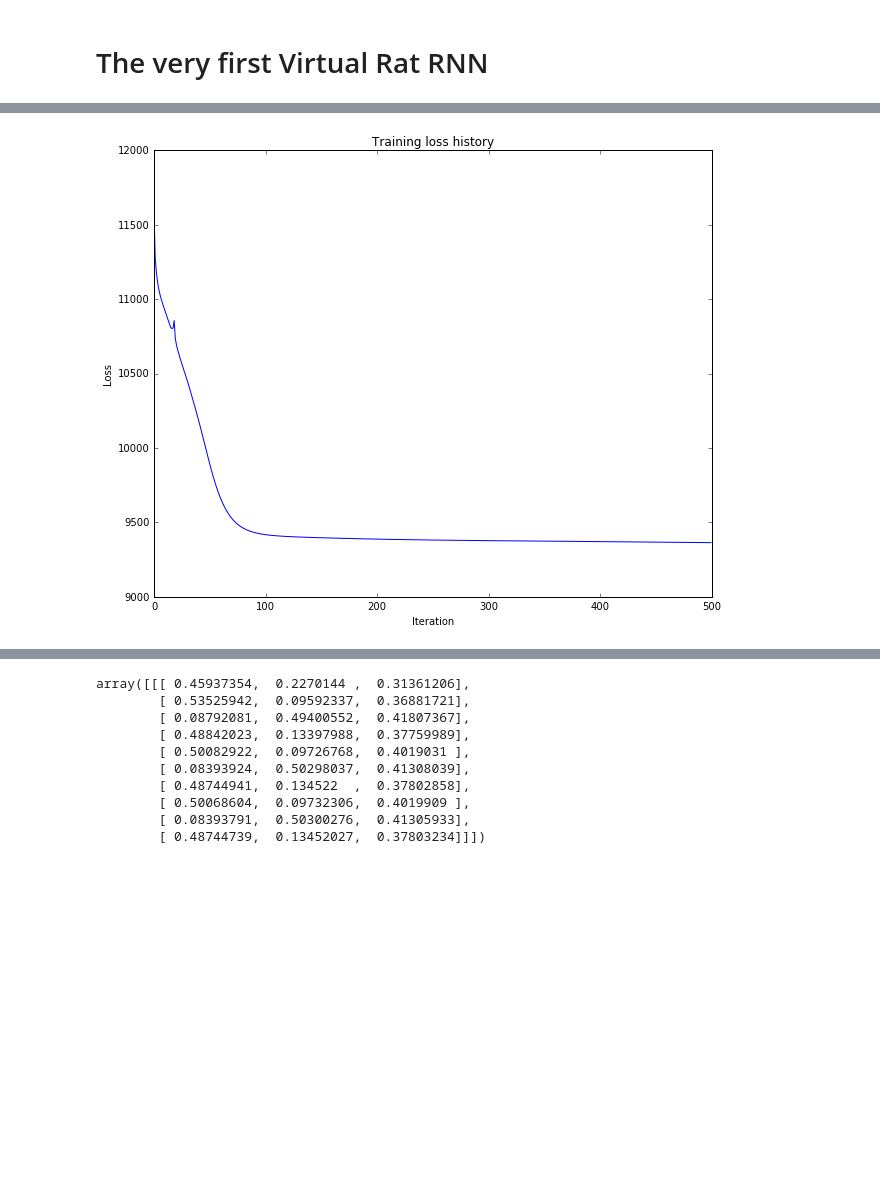
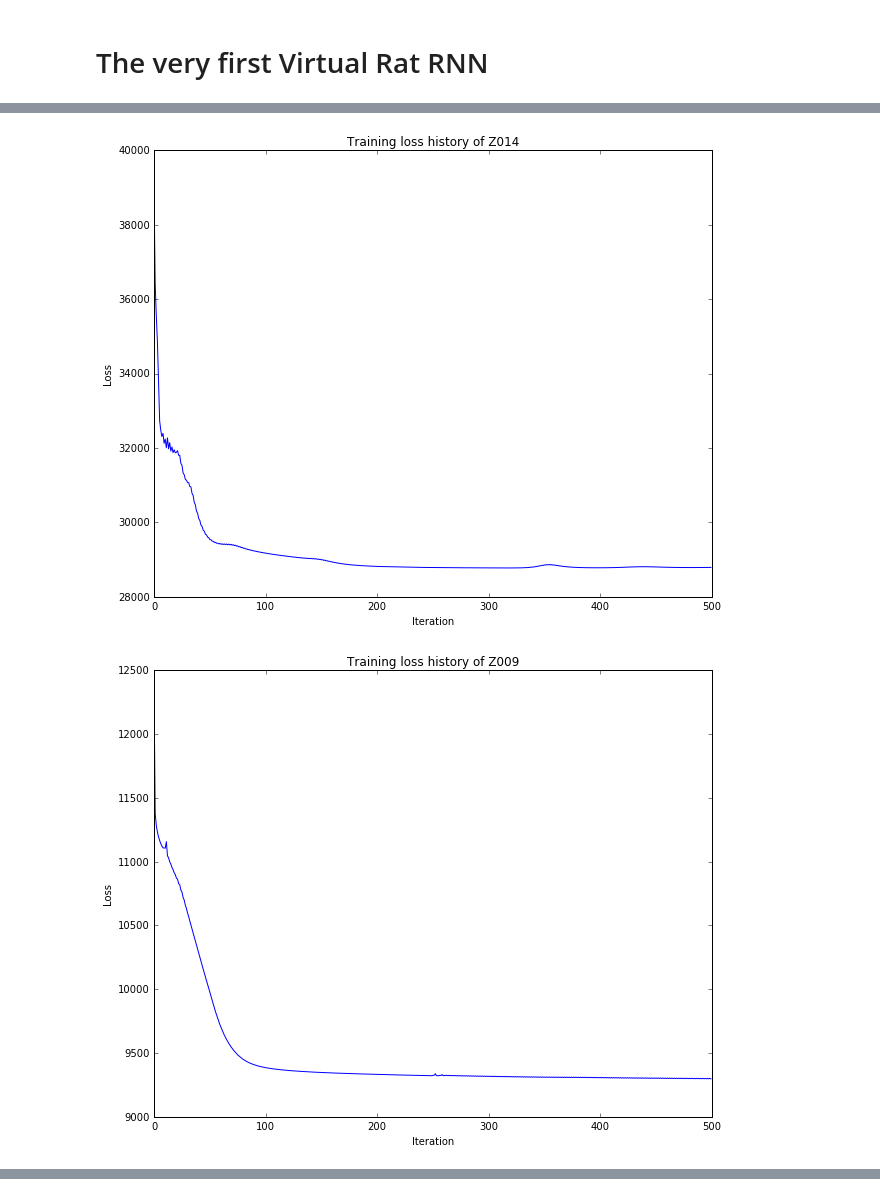
Before and after one commit to jacklxc/Virtual-Rat, a Jupyter notebook: FirstVirtualRat.ipynb, the cells around one changed output, grey strips where cells are left out. Cells and saved outputs as stored; diff of their text form; code cells hidden in the pictures; blank space fills up the shorter version.

Commit message:
Encapsulated functions to process data and train RNN for multiple rats at the same time

```diff
--- a/FirstVirtualRat.ipynb
+++ b/FirstVirtualRat.ipynb
@@ -63,11 +31,26 @@ print trainTrueY.shape
+# %%
+data = processData(allRatsData)
 # %%
-RNN = FirstRNN(hidden_dim = 5)
-solver = RNNsolver(RNN, trainX, trainY,optim_config={
-                 'learning_rate': 1e-4,
-               }, num_epochs = 500,
-                   verbose = True)
-solver.train()
-choice, probs = RNN.predict(valX)
-acc = np.mean(choice == valTrueY)
-print acc
+RNNs = {}
+solvers = {}
+choices = {}
+probabilities = {}
+accuracies = {}
+for ratname in data.keys():
+    print ratname
+    ratData = data[ratname]
+    RNN = FirstRNN(hidden_dim = 5)
+    RNNs[ratname] = RNN
+    solver = RNNsolver(RNN, ratData['trainX'], ratData['trainY'],optim_config={
+                     'learning_rate': 1e-4,
+                   }, num_epochs = 500,
+                       verbose = True)
+    solvers[ratname] = solver
+    solver.train()
+    choice, probs = RNN.predict(ratData['valX'])
+    probabilities[ratname] = probs
+    choices[ratname] = choice
+    acc = np.mean(choice == ratData['valTrueY'])
+    accuracies[ratname] = acc
+    print acc
 # %% [output]
@@ -91,9 +74,11 @@ print acc
 # %%
 # Plot the training losses
-plt.plot(solver.loss_history)
-plt.xlabel('Iteration')
-plt.ylabel('Loss')
-plt.title('Training loss history')
-plt.show()
+for ratname in solvers.keys():
+    plt.plot(solvers[ratname].loss_history)
+    plt.xlabel('Iteration')
+    plt.ylabel('Loss')
+    plt.title('Training loss history of '+ ratname)
+    plt.show()
 # %% [output]
-[figure, old version]
+[figure, new version]
+[figure, added]
@@ -100,13 +87,0 @@ plt.show()
-# %%
-probs[:,:10,:] #left, right, cpv
-# %% [output]
-array([[[ 0.45937354,  0.2270144 ,  0.31361206],
-        [ 0.53525942,  0.09592337,  0.36881721],
-        [ 0.08792081,  0.49400552,  0.41807367],
-        [ 0.48842023,  0.13397988,  0.37759989],
-        [ 0.50082922,  0.09726768,  0.4019031 ],
-        [ 0.08393924,  0.50298037,  0.41308039],
-        [ 0.48744941,  0.134522  ,  0.37802858],
-        [ 0.50068604,  0.09732306,  0.4019909 ],
-        [ 0.08393791,  0.50300276,  0.41305933],
-        [ 0.48744739,  0.13452027,  0.37803234]]])
```
Also changed, not shown: parts of 10 cells of this notebook, 1 other file.
